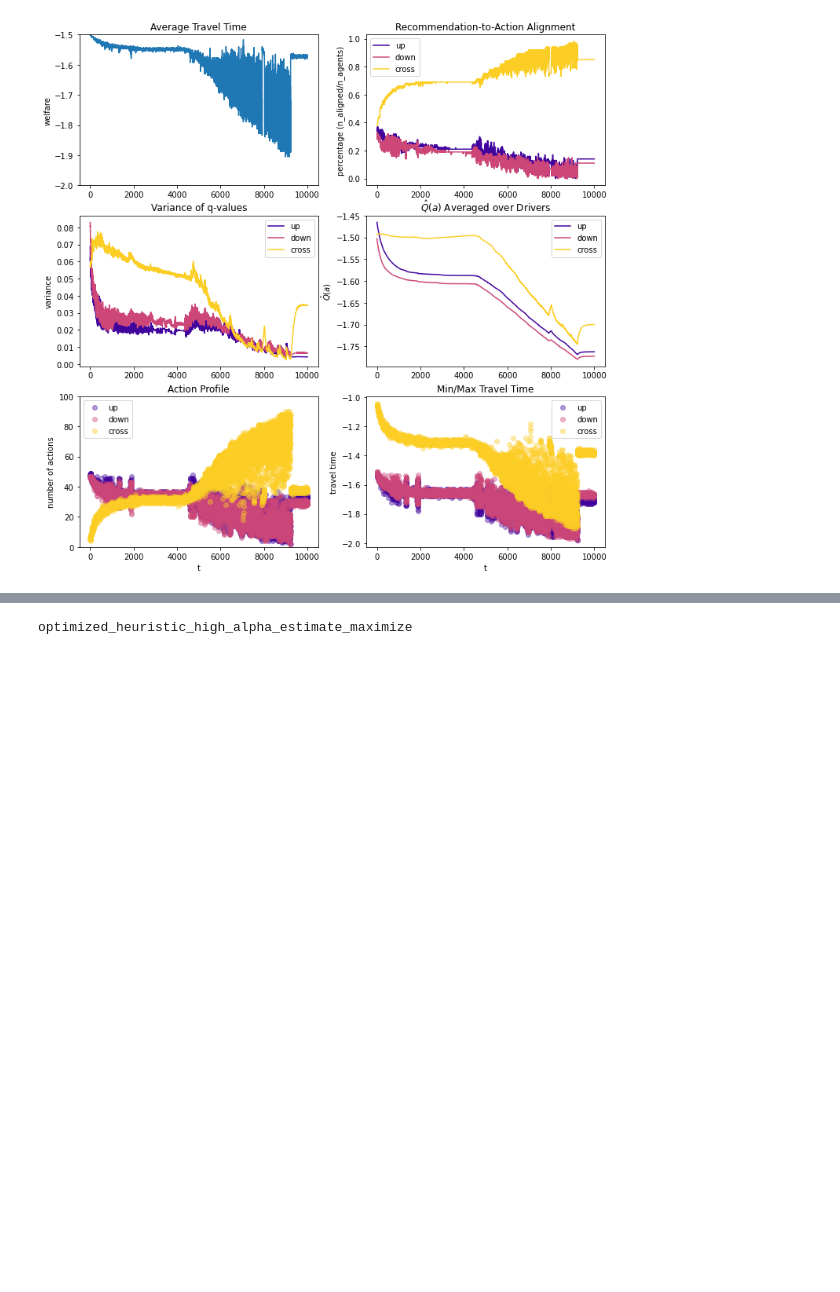
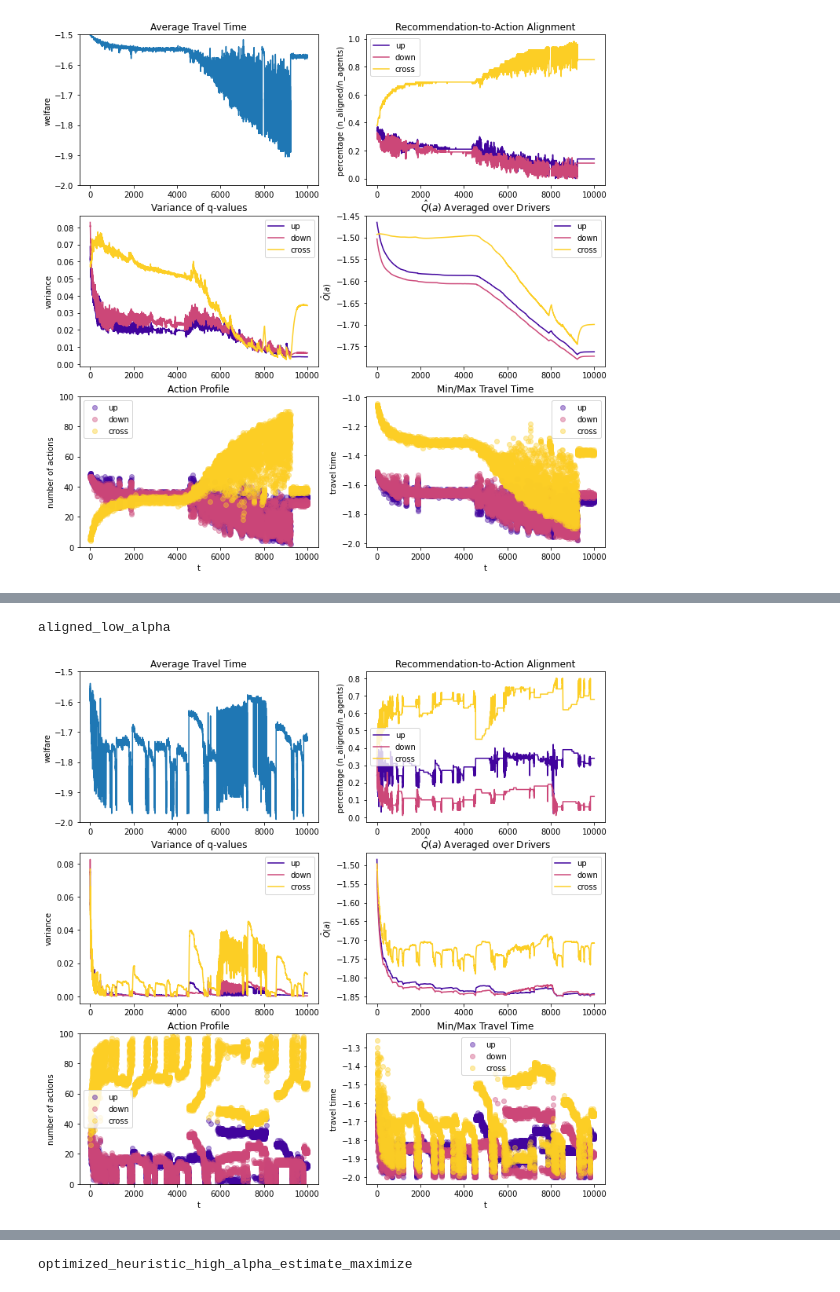
Before and after one commit to CCarissimo/congested, a Jupyter notebook: recommender_development.ipynb, the cells around one changed output, grey strips where cells are left out. Cells and saved outputs as stored; diff of their text form; code cells hidden in the pictures; blank space fills up the shorter version.

Commit message:
updates for recommenders, and two route recommender

```diff
--- a/recommender_development.ipynb
+++ b/recommender_development.ipynb
@@ -571,8 +569,8 @@ for t in range(N_ITER):
 
 #     S = naive_recommender(Q, N_AGENTS)
 #     S = heuristic_recommender(Q, N_AGENTS)
-#     S = aligned_heuristic_recommender(Q, N_AGENTS)
-    S = optimized_heuristic_recommender(Q, N_AGENTS, method="estimate", minimize=True)
+    S = aligned_heuristic_recommender(Q, N_AGENTS)
+#     S = optimized_heuristic_recommender(Q, N_AGENTS, method="estimate", minimize=True)
 
     A = e_greedy_select_action(Q, S, EPSILON)
 
@@ -656,3 +654,8 @@ no_recommender_low_alpha
+# %%
+plot_run(M, "aligned_low_alpha", N_AGENTS, N_ACTIONS, N_ITER)
+# %% [output]
+aligned_low_alpha
+[figure, added]
 # %%
 plt.plot([M[t]["recommendation_alignment"] for t in range(N_ITER)])
 plt.ylim((0,1))
```
Also changed, not shown: parts of 49 cells of this notebook.
